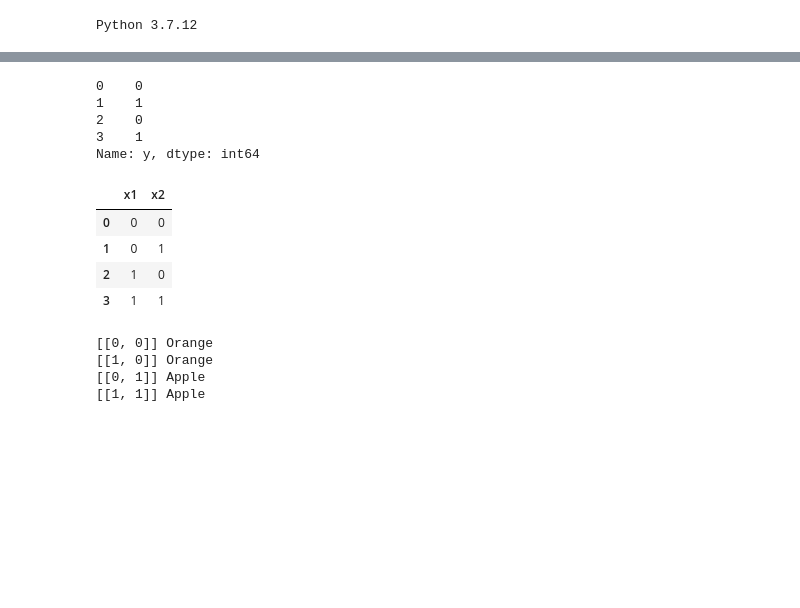
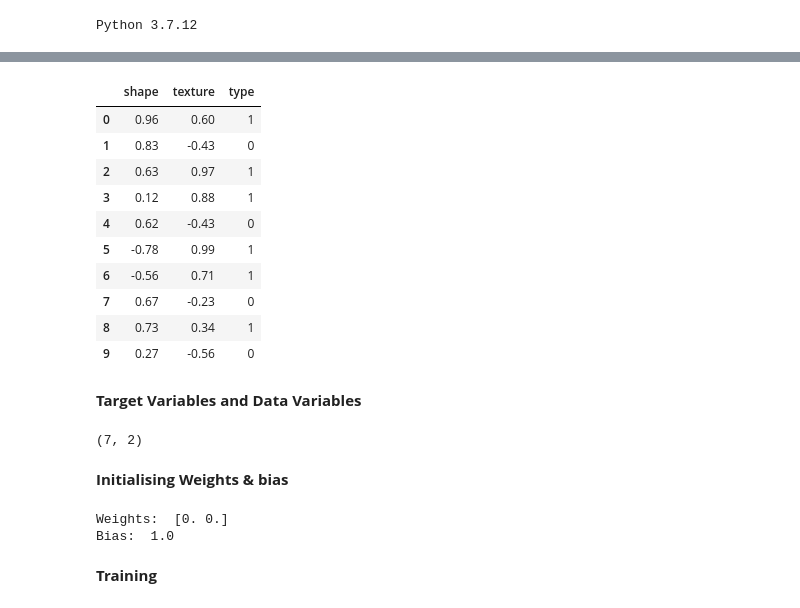
Before and after one commit to J0SAL/Labs, a Jupyter notebook: SC-IT312/lab3.ipynb, the cells around one changed output, grey strips where cells are left out. Drawn from its saved outputs; the diff is of its cells as text; code cells hidden in the pictures; blank space fills up the shorter version.

```diff
--- a/SC-IT312/lab3.ipynb
+++ b/SC-IT312/lab3.ipynb
@@ -33,16 +16,0 @@ print(df);
-# %%
-df['y']
-# %% [output]
-0    0
-1    1
-2    0
-3    1
-Name: y, dtype: int64
-# %%
-df[['x1','x2']]
-# %% [output]
-|  | x1 | x2 |
-| 0 | 0 | 0 |
-| 1 | 0 | 1 |
-| 2 | 1 | 0 |
-| 3 | 1 | 1 |
@@ -58,17 +17,37 @@ def print_result(ip, res):
-# %%
-data = [[0, 0]]
-print_result(data, model.predict(data))
-
-data = [[1, 0]]
-print_result(data, (model.predict(data)))
-
-data = [[0, 1]]
-print_result(data, (model.predict(data)))
-
-data = [[1,1]]
-print_result(data, (model.predict(data)))
-# %% [output]
-[[0, 0]] Orange
-[[1, 0]] Orange
-[[0, 1]] Apple
-[[1, 1]] Apple
+# %%
+df = pd.read_csv("exp3.csv");
+df
+# %% [output]
+|  | shape | texture | type |
+| 0 | 0.96 | 0.60 | 1 |
+| 1 | 0.83 | -0.43 | 0 |
+| 2 | 0.63 | 0.97 | 1 |
+| 3 | 0.12 | 0.88 | 1 |
+| 4 | 0.62 | -0.43 | 0 |
+| 5 | -0.78 | 0.99 | 1 |
+| 6 | -0.56 | 0.71 | 1 |
+| 7 | 0.67 | -0.23 | 0 |
+| 8 | 0.73 | 0.34 | 1 |
+| 9 | 0.27 | -0.56 | 0 |
+# %% [markdown]
+**Target Variables and Data Variables**
+# %%
+target = df['type']
+data = df[['shape', 'texture']]
+
+X_train, X_test, y_train, y_test = train_test_split(data, target, test_size=0.30, random_state = 42)
+X_train.shape
+# %% [output]
+(7, 2)
+# %% [markdown]
+**Initialising Weights & bias**
+# %%
+w = np.array([0.0,0.0])
+b = 1.0;
+print("Weights: ", w)
+print("Bias: ", b)
+# %% [output]
+Weights:  [0. 0.]
+Bias:  1.0
+# %% [markdown]
+**Training**
```
Also changed, not shown: parts of 13 cells of this notebook.
